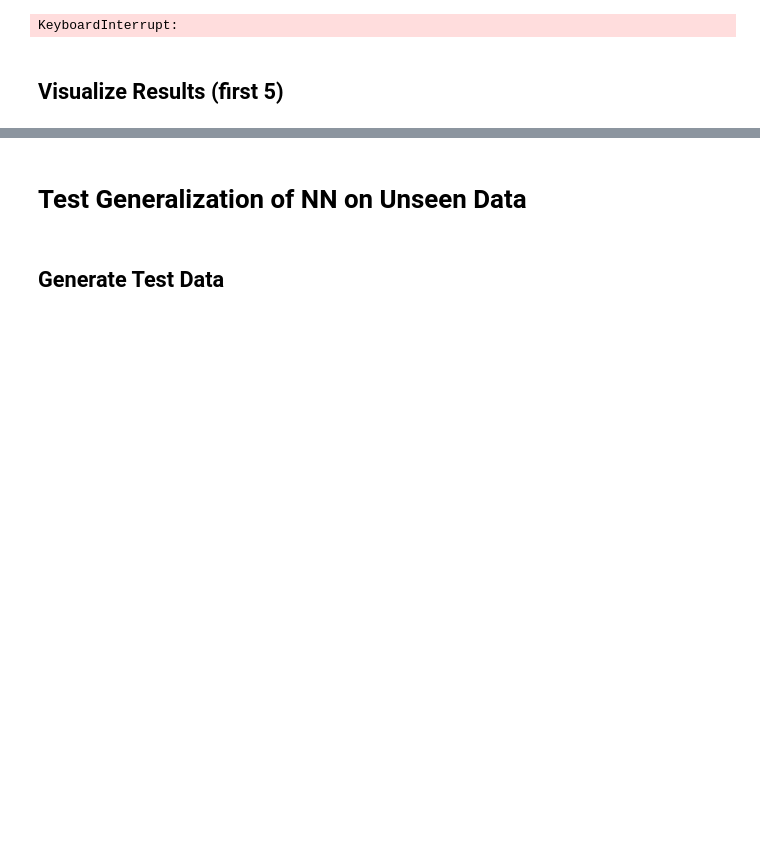
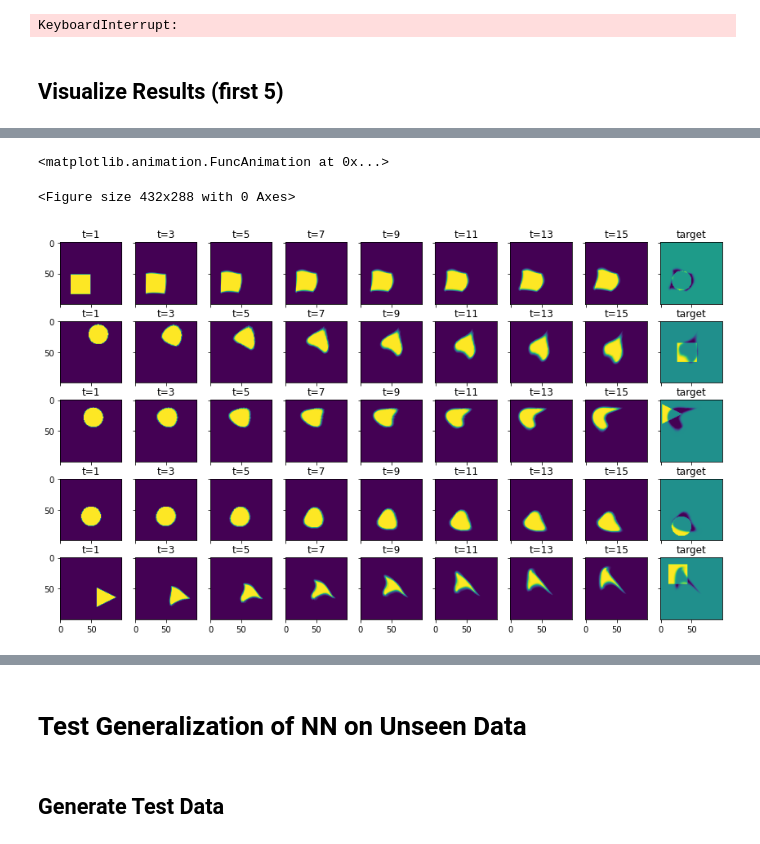
Before and after one commit to bobarna/eigenfluid-control, a Jupyter notebook: network-training.ipynb, the cells around one changed output, grey strips where cells are left out. Drawn from its saved outputs; the diff is of its cells as text; code cells hidden in the pictures; blank space fills up the shorter version.

```diff
--- a/network-training.ipynb
+++ b/network-training.ipynb
@@ -90,7 +130,7 @@ plot({
 # %%
 STEPS = 16 # Already defined during data generation
 DT    = 0.2
-VISCOSITY = 0.0
+VISCOSITY = 0.2
 
 def to_model_flat(p_0, p_t, w):
     return math.concat([
@@ -111,6 +151,7 @@ def loss_function(p_0, p_t, w):
     loss = 0
     p_est = p_0.time[0]
     p_est_traj = [p_est]
+    w_traj = [w]
     for t in range(STEPS-1):
         # Feed data into NN to get CFE prediction
         model_input = to_model_flat(p_est, p_t.time[t], w)
@@ -128,8 +169,10 @@ def loss_function(p_0, p_t, w):
         # Euler step for points
         p_est += p_velocities * DT
         p_est_traj.append(p_est)
+        w_traj.append(w)
         loss += math.l2_loss(p_est - p_t.time[t])
-    return loss, p_est_traj
+        # TODO: Recalculate estimated trajectory based on new position
+    return loss, p_est_traj, w_traj
 # %% [markdown]
 # Network and Training
 # %%
@@ -202,17 +259,23 @@ KeyboardInterrupt:
 # %% [markdown]
 ## Visualize Results (first 5)
 # %%
-loss, cfe_traj = loss_function(
-                    p_trajectory.time[0:STEPS-1].batch[15:15+VISU_NR],
-                    p_trajectory.time[1:STEPS].batch[15:15+VISU_NR],
+VISU_OFFSET=10
+
+loss, cfe_traj, w_traj = loss_function(
+                    p_trajectory.time[0:STEPS-1].batch[VISU_OFFSET:VISU_OFFSET+VISU_NR],
+                    p_trajectory.time[1:STEPS].batch[VISU_OFFSET:VISU_OFFSET+VISU_NR],
                     math.stack([eigenfluid.w]*VISU_NR, batch('batch'))
                 )
+
+trajectory_w = math.stack(w_traj, batch('time'))
+
 print("Loss = {}".format(loss))
+
 cfe_traj = math.stack(cfe_traj, batch('time'))
 plot(
     vis.overlay(
         PointCloud(cfe_traj, bounds=DOMAIN),
-        PointCloud(p_trajectory.time[STEPS-1].batch[15:15+VISU_NR], bounds=DOMAIN, color='red')
+        PointCloud(p_trajectory.time[STEPS-1].batch[VISU_OFFSET:VISU_OFFSET+VISU_NR], bounds=DOMAIN, color='red')
     ),
     animate='time'
 )
@@ -221,2 +284,56 @@ Loss = (2.314, 2.446, 1.543, 2.707, 3.443) along batchᵇ
 <matplotlib.animation.FuncAnimation at 0x...>
 <Figure size 432x288 with 0 Axes>
+# %%
+# Generate smoke tr
+
+smoke_traj = []
+vel_traj = []
+
+# Simulate smoke
+for v in range(VISU_NR):
+    curr_smoke_traj = []
+    curr_vel_traj = []
+    smoke = shape_0_list[v+VISU_OFFSET].get_smoke()
+    curr_smoke_traj.append(smoke)
+    for i in range(STEPS-1):
+        velocity = eigenfluid.reconstruct_velocity(trajectory_w.batch[v].time[i], N)
+        # Simulate
+        smoke = advect.mac_cormack(curr_smoke_traj[-1], velocity, dt=DT)
+        # Save trajectory
+        curr_smoke_traj.append(smoke)
+        curr_vel_traj.append(velocity)
+    curr_vel_traj.append(velocity) # duplicate last vel field
+    curr_smoke_traj = math.stack(curr_smoke_traj, batch('time'))
+    curr_vel_traj = math.stack(curr_vel_traj, batch('time'))
+    smoke_traj.append(curr_smoke_traj)
+    vel_traj.append(curr_vel_traj)
+
+smoke_traj = math.stack(smoke_traj, batch('batch'))
+vel_traj = math.stack(vel_traj, batch('batch'))
+
+# Plot smoke trajectories (that we were approximating with the sample points)
+plot({
+    "Trajectory\nN={}, t=16".format(N): vis.overlay(smoke_traj,         PointCloud(cfe_traj, bounds=DOMAIN),
+        PointCloud(p_trajectory.time[STEPS-1].batch[VISU_OFFSET:VISU_OFFSET+VISU_NR], bounds=DOMAIN, color='red'))
+}, animate='time', show_color_bar=False)
+# %% [output]
+<matplotlib.animation.FuncAnimation at 0x...>
+<Figure size 432x288 with 0 Axes>
+# %%
+import pylab
+
+target_smokes = [s.get_smoke() for s in shape_t_list[VISU_OFFSET:VISU_NR+VISU_OFFSET]]
+
+pylab.subplots(VISU_NR, 9, sharey='row', sharex='col', figsize=(12, 7))
+pylab.tight_layout(w_pad=0)
+for i, curr in enumerate(smoke_traj.batch):
+    for t in range(9):
+        pylab.subplot(VISU_NR, 9, (t+1)+(i*9))
+        if t == 8:
+            pylab.title('target')
+            pylab.imshow(target_smokes[i].values - smoke_traj.batch[i].time[-1].values, origin='upper')
+        else:
+            pylab.title('t={}'.format(t*2+1))
+            pylab.imshow(curr.time[(t*2)+1].values, origin='upper')
+# %% [output]
+[figure, added]
```
Also changed, not shown: parts of 19 cells of this notebook.
